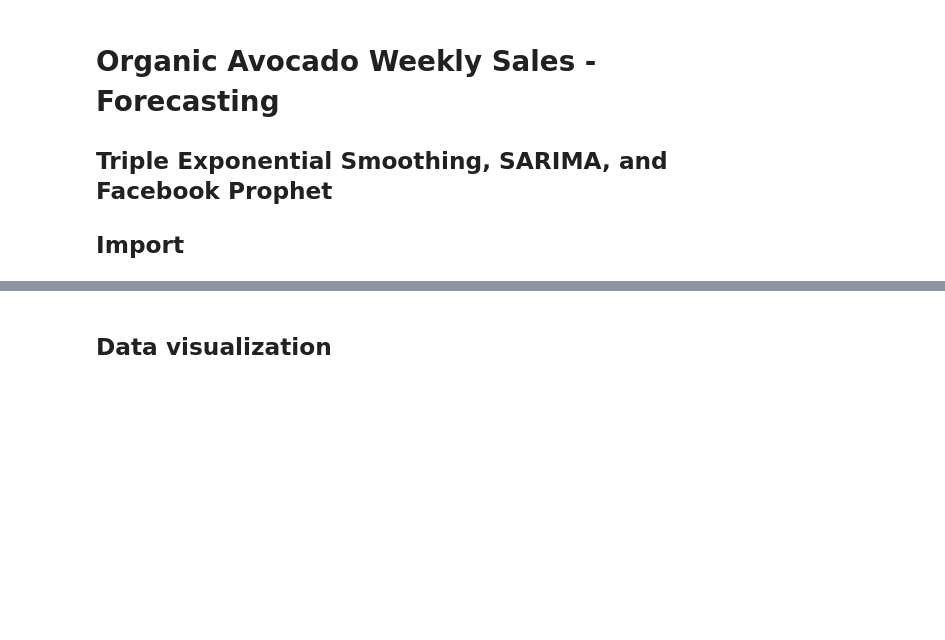
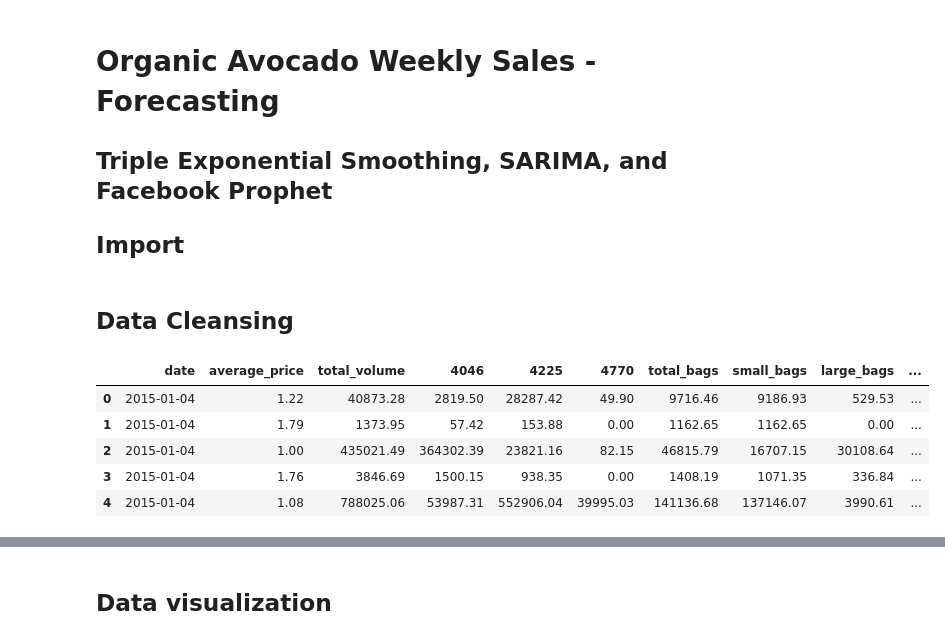
Before and after one commit to thuynh323/Time-series-forecasting, a Jupyter notebook: Organic Avocado Sales - Forecasting.ipynb, the cells around one changed output, grey strips where cells are left out. Drawn from its saved outputs; the diff is of its cells as text; code cells hidden in the pictures; blank space fills up the shorter version.

```diff
--- a/Organic Avocado Sales - Forecasting.ipynb
+++ b/Organic Avocado Sales - Forecasting.ipynb
@@ -25,6 +25,15 @@ from fbprophet import Prophet
 
 import warnings
 warnings.filterwarnings("ignore")
+# %% [markdown]
+## Data Cleansing
 # %%
-data = pd.read_csv('organic_avocado.csv')
-data.index = pd.to_datetime(data.index)
+data = pd.read_csv('avocado-updated-2020.csv')
+data.head()
+# %% [output]
+|  | date | average_price | total_volume | 4046 | 4225 | 4770 | total_bags | small_bags | large_bags | ... |
+| 0 | 2015-01-04 | 1.22 | 40873.28 | 2819.50 | 28287.42 | 49.90 | 9716.46 | 9186.93 | 529.53 | ... |
+| 1 | 2015-01-04 | 1.79 | 1373.95 | 57.42 | 153.88 | 0.00 | 1162.65 | 1162.65 | 0.00 | ... |
+| 2 | 2015-01-04 | 1.00 | 435021.49 | 364302.39 | 23821.16 | 82.15 | 46815.79 | 16707.15 | 30108.64 | ... |
+| 3 | 2015-01-04 | 1.76 | 3846.69 | 1500.15 | 938.35 | 0.00 | 1408.19 | 1071.35 | 336.84 | ... |
+| 4 | 2015-01-04 | 1.08 | 788025.06 | 53987.31 | 552906.04 | 39995.03 | 141136.68 | 137146.07 | 3990.61 | ... |
```
Also changed, not shown: parts of 20 cells of this notebook.
